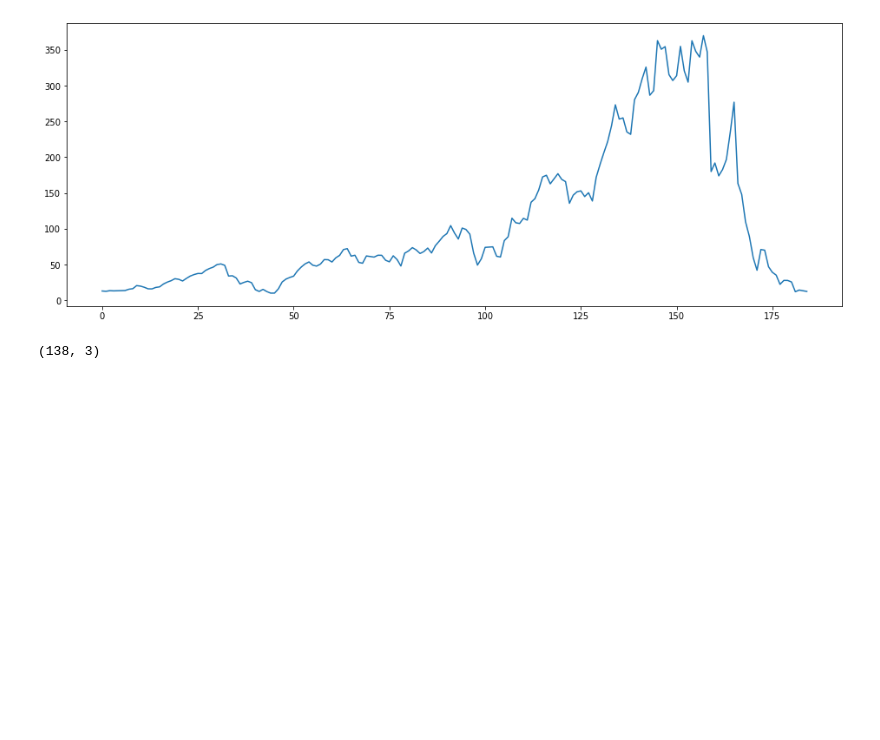
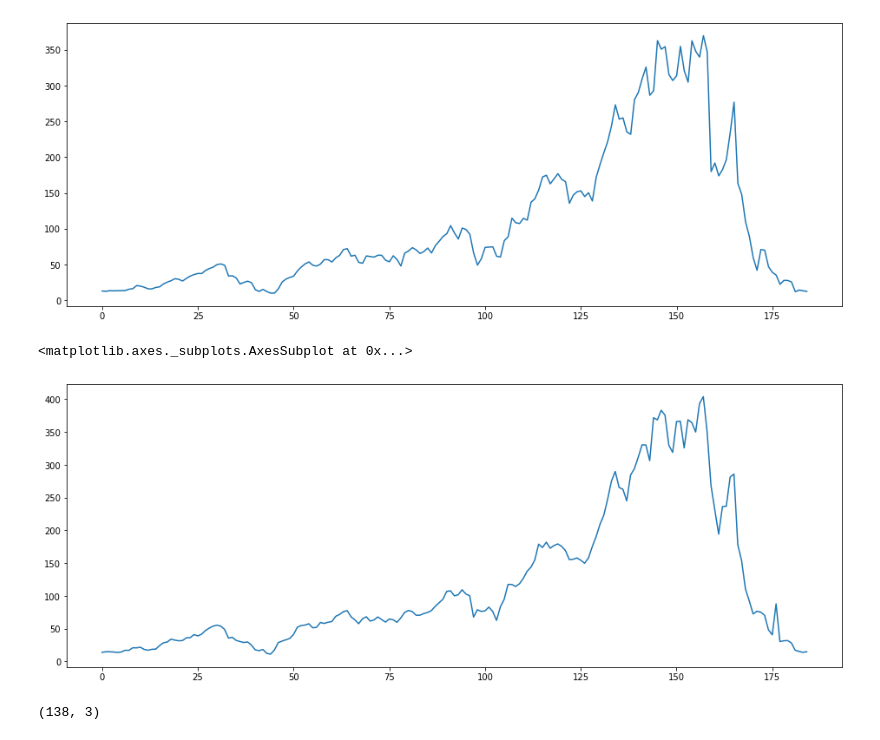
Before and after one commit to Shashankshekharpandey/yes-bank-stock-closing-price-predictionn, a Jupyter notebook: yes_bank_stock_closing_price_prediction.ipynb, the cells around one changed output. Drawn from its saved outputs; the diff is of its cells as text; code cells hidden in the pictures; blank space fills up the shorter version.

```diff
--- a/yes_bank_stock_closing_price_prediction.ipynb
+++ b/yes_bank_stock_closing_price_prediction.ipynb
@@ -95,6 +95,11 @@ dataset['Open'].plot(figsize=(16,6))
 # %% [output]
 <AxesSubplot:>
 [figure]
+# %%
+dataset['High'].plot(figsize=(16,6))
+# %% [output]
+<matplotlib.axes._subplots.AxesSubplot at 0x...>
+[figure, added]
 # %%
 X = dataset[['Open','High','Low']]
 y= dataset['Close']
```
Also changed, not shown: parts of 1 cell of this notebook.
